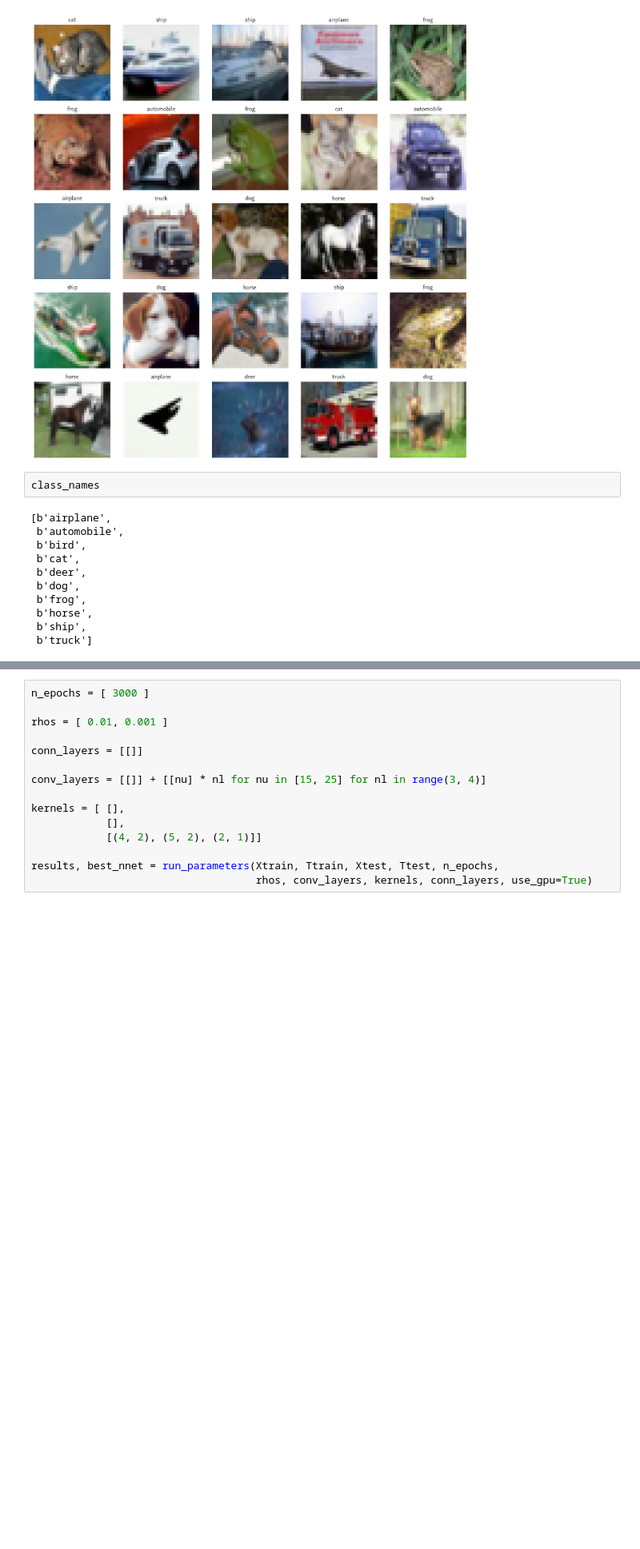
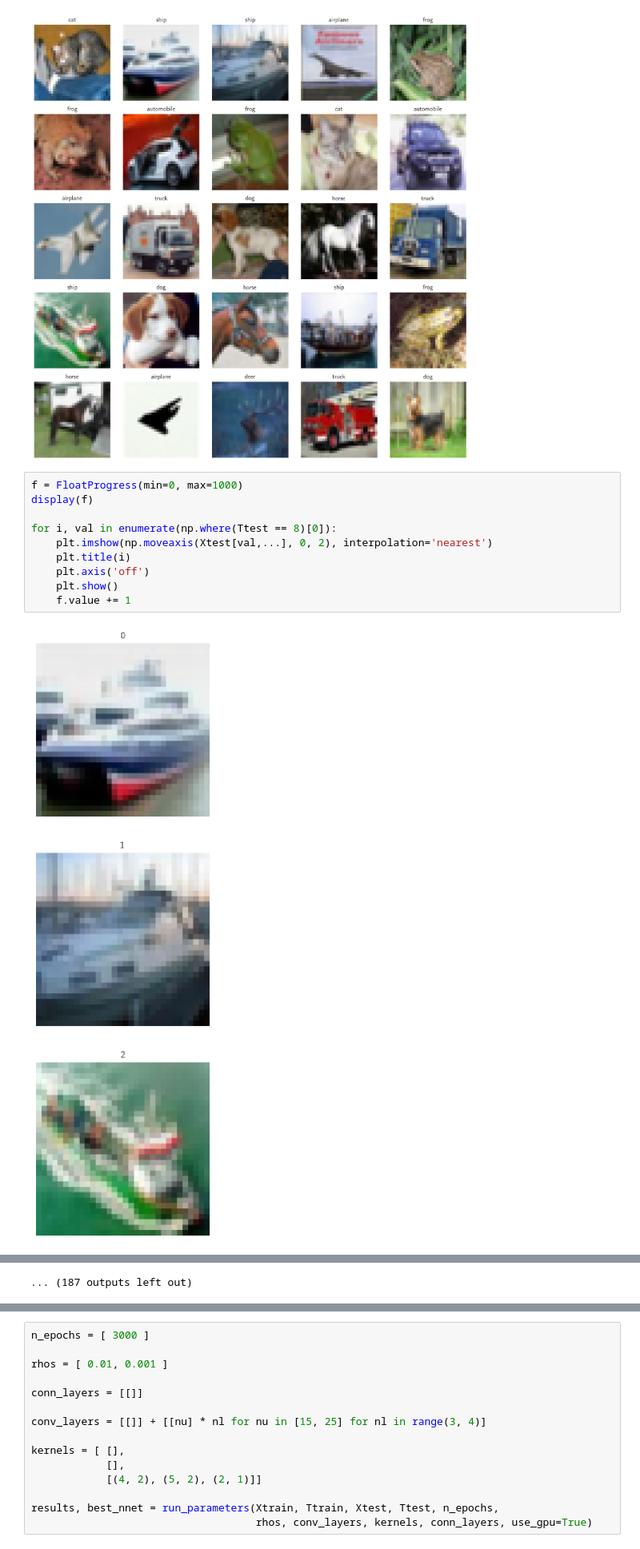
Before and after one commit to stockeh/augmented-image-classification, a Jupyter notebook: notebooks/cifar10.ipynb, the cells around one changed output, grey strips where cells are left out. Shown at 80% size. Drawn from its saved outputs; the diff is of its cells as text; blank space fills up the shorter version.

```diff
--- a/notebooks/cifar10.ipynb
+++ b/notebooks/cifar10.ipynb
@@ -81,16 +81,17 @@ imshow(Xtest, Ttest)
 # %% [output]
 (50000, 3, 32, 32) (50000, 1) (10000, 3, 32, 32) (10000, 1)
 [figure]
-# %%
-class_names
-# %% [output]
-[b'airplane',
- b'automobile',
- b'bird',
- b'cat',
- b'deer',
- b'dog',
- b'frog',
- b'horse',
- b'ship',
- b'truck']
+# %%
+f = FloatProgress(min=0, max=1000)
+display(f)
+
+for i, val in enumerate(np.where(Ttest == 8)[0]):
+    plt.imshow(np.moveaxis(Xtest[val,...], 0, 2), interpolation='nearest')
+    plt.title(i)
+    plt.axis('off')
+    plt.show()
+    f.value += 1
+# %% [output]
+[figure, added]
+[figure, added]
+[figure, added]
@@ -97,3 +107,4 @@ class_names
+... (187 outputs left out)
 # %%
 def run_parameters(Xtrain, Ttrain, Xtest, Ttest, n_epochs, rhos, conv_layers, kernels,
                    conn_layers, use_gpu=False):
```
Also changed, not shown: parts of 1 cell of this notebook, 8 other files.
